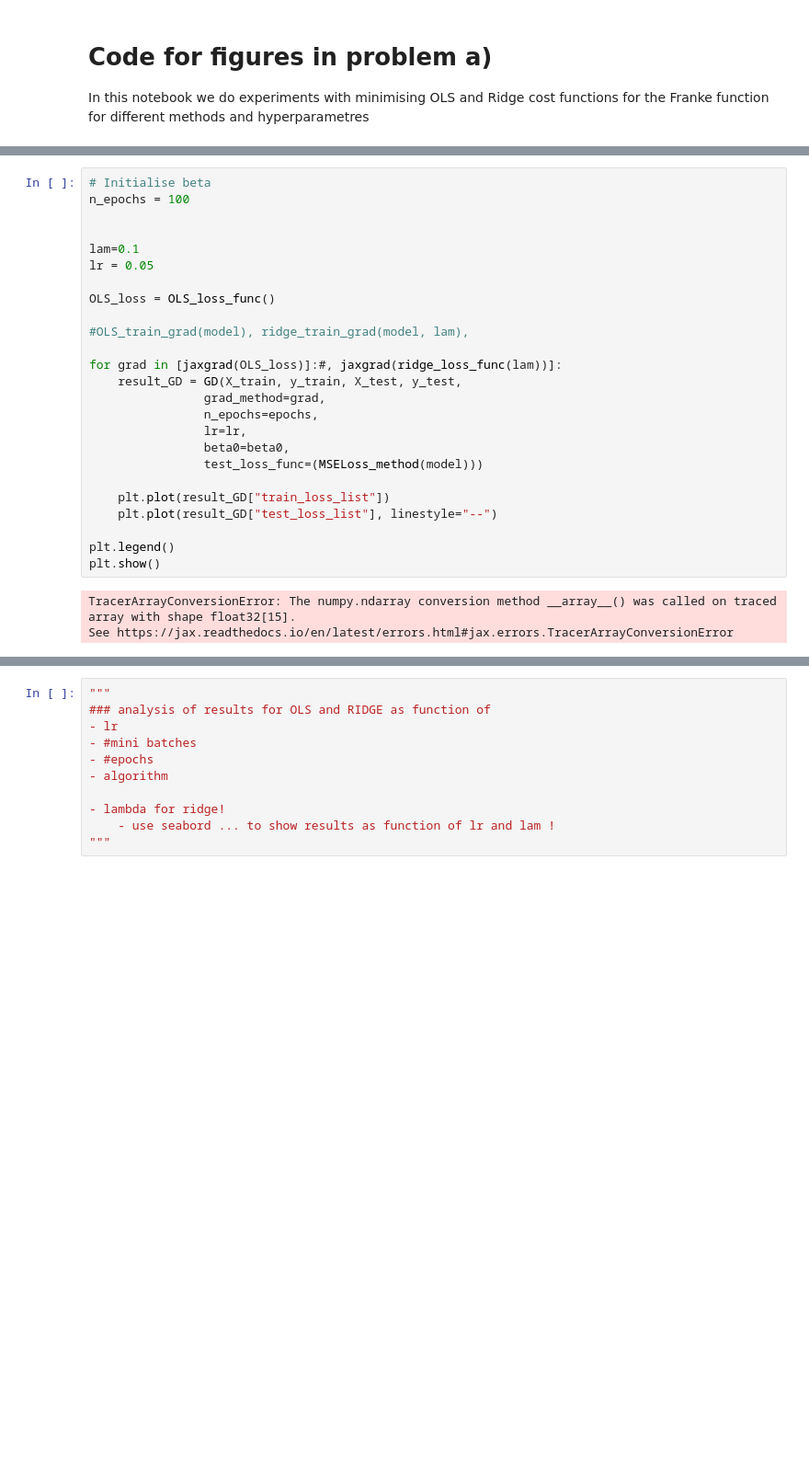
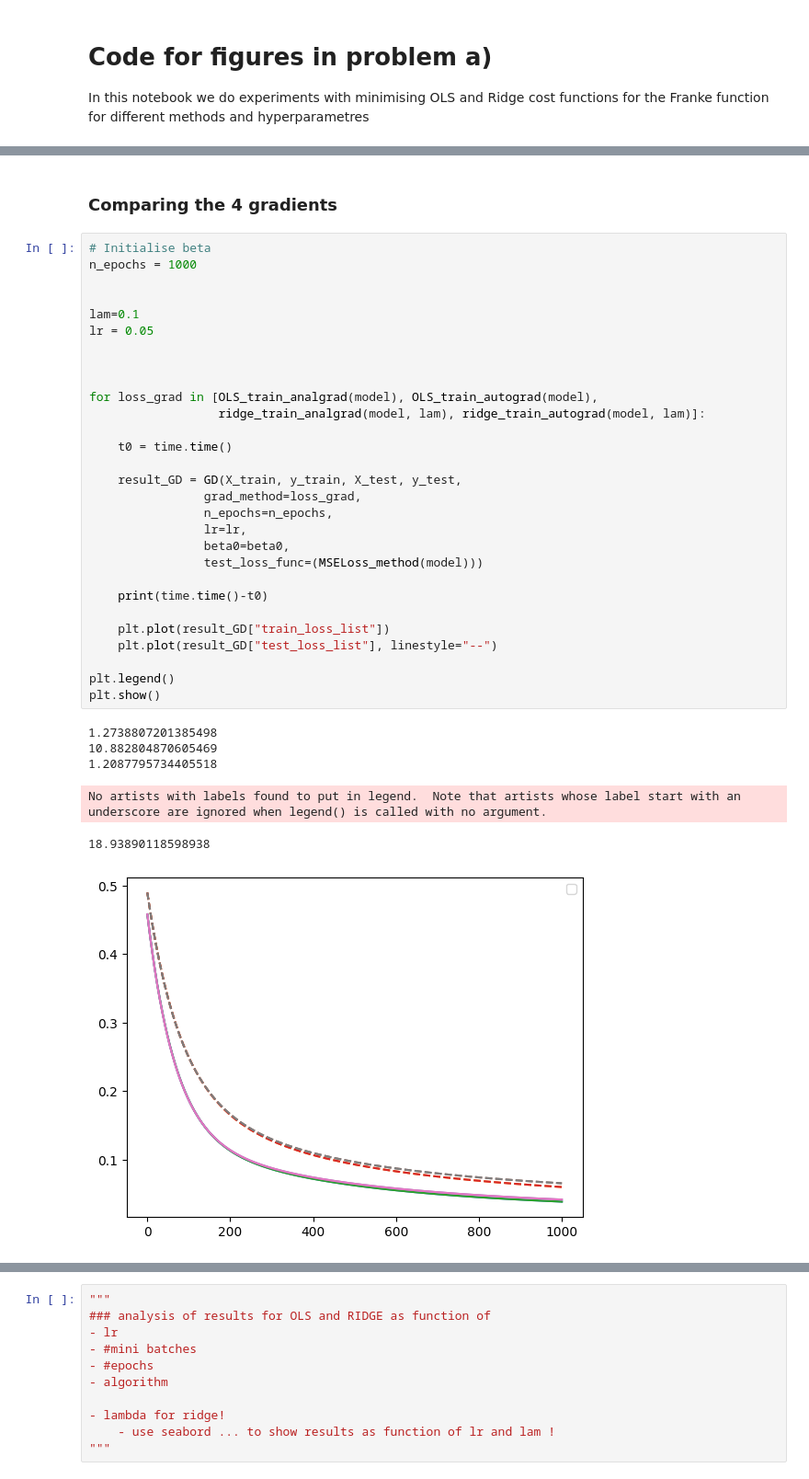
Before and after one commit to Trond01/Project2_FYS-STK4155, a Jupyter notebook: Runs/a.ipynb, the cells around one changed output, grey strips where cells are left out. Shown: that part at 92% size. Drawn from its saved outputs; the diff is of its cells as text; blank space fills up the shorter version.

```diff
--- a/Runs/a.ipynb
+++ b/Runs/a.ipynb
@@ -61,28 +57,38 @@ from jax import grad as jaxgrad
+# %% [markdown]
+### Comparing the 4 gradients
 # %%
 # Initialise beta
-n_epochs = 100
+n_epochs = 1000
 
 
 lam=0.1
 lr = 0.05
 
-OLS_loss = OLS_loss_func()
 
-#OLS_train_grad(model), ridge_train_grad(model, lam),
 
-for grad in [jaxgrad(OLS_loss)]:#, jaxgrad(ridge_loss_func(lam))]:
+for loss_grad in [OLS_train_analgrad(model), OLS_train_autograd(model),
+                  ridge_train_analgrad(model, lam), ridge_train_autograd(model, lam)]:
+
+    t0 = time.time()
+
     result_GD = GD(X_train, y_train, X_test, y_test,
-                grad_method=grad,
-                n_epochs=epochs,
+                grad_method=loss_grad,
+                n_epochs=n_epochs,
                 lr=lr,
                 beta0=beta0,
                 test_loss_func=(MSELoss_method(model)))
+
+    print(time.time()-t0)
 
     plt.plot(result_GD["train_loss_list"])
     plt.plot(result_GD["test_loss_list"], linestyle="--")
 
 plt.legend()
 plt.show()
 # %% [output]
-TracerArrayConversionError: The numpy.ndarray conversion method __array__() was called on traced array with shape float32[15].
-See https://jax.readthedocs.io/en/latest/errors.html#jax.errors.TracerArrayConversionError
+1.2738807201385498
+10.882804870605469
+1.2087795734405518
+No artists with labels found to put in legend.  Note that artists whose label start with an underscore are ignored when legend() is called with no argument.
+18.93890118598938
+[figure, added]
```
Also changed, not shown: parts of 8 cells of this notebook.
